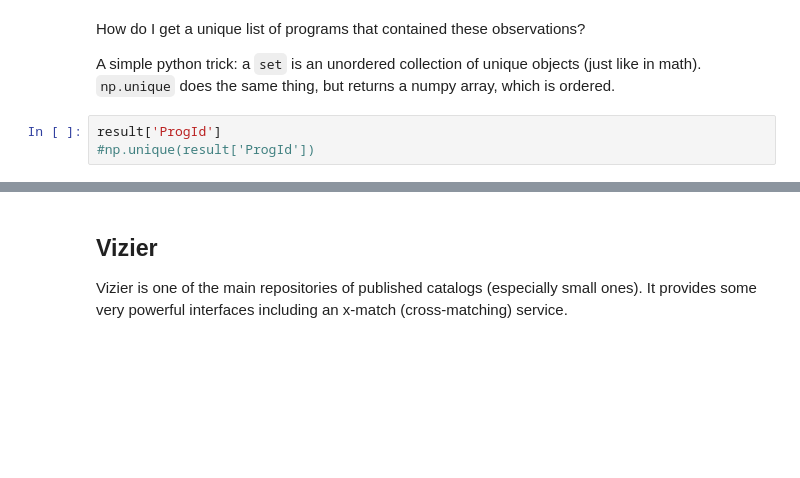
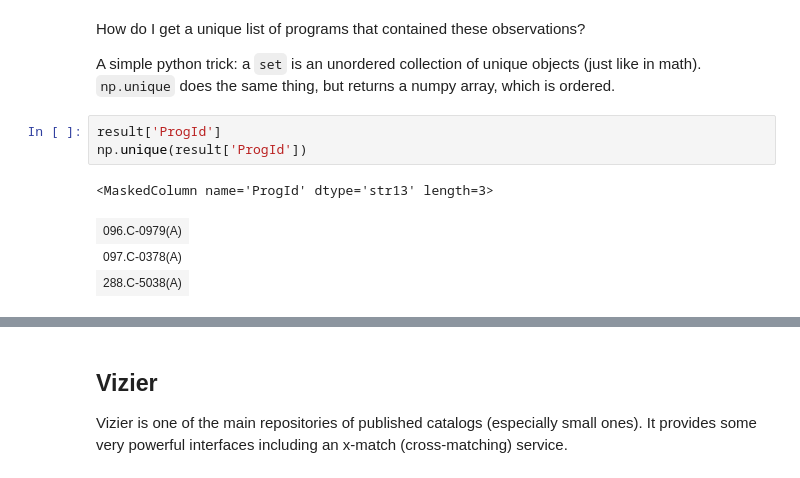
Before and after one commit to connolly/A302_2019, a Jupyter notebook: lectures/lecture-10-remote-queries/lecture-10-remote-queries.ipynb, the cells around one changed output, grey strips where cells are left out. Cells and saved outputs as stored; diff of their text form; blank space fills up the shorter version.

```diff
--- a/lectures/lecture-10-remote-queries/lecture-10-remote-queries.ipynb
+++ b/lectures/lecture-10-remote-queries/lecture-10-remote-queries.ipynb
@@ -449,6 +452,11 @@ How do I get a unique list of programs that contained these observations?
 A simple python trick: a ``set`` is an unordered collection of unique objects (just like in math).  ``np.unique`` does the same thing, but returns a numpy array, which is ordered.
 # %%
 result['ProgId']
-#np.unique(result['ProgId'])
+np.unique(result['ProgId'])
+# %% [output]
+<MaskedColumn name='ProgId' dtype='str13' length=3>
+| 096.C-0979(A) |
+| 097.C-0378(A) |
+| 288.C-5038(A) |
 # %%
 set(result['ProgId'])
```
Also changed, not shown: parts of 3 cells of this notebook, 2 other files.
